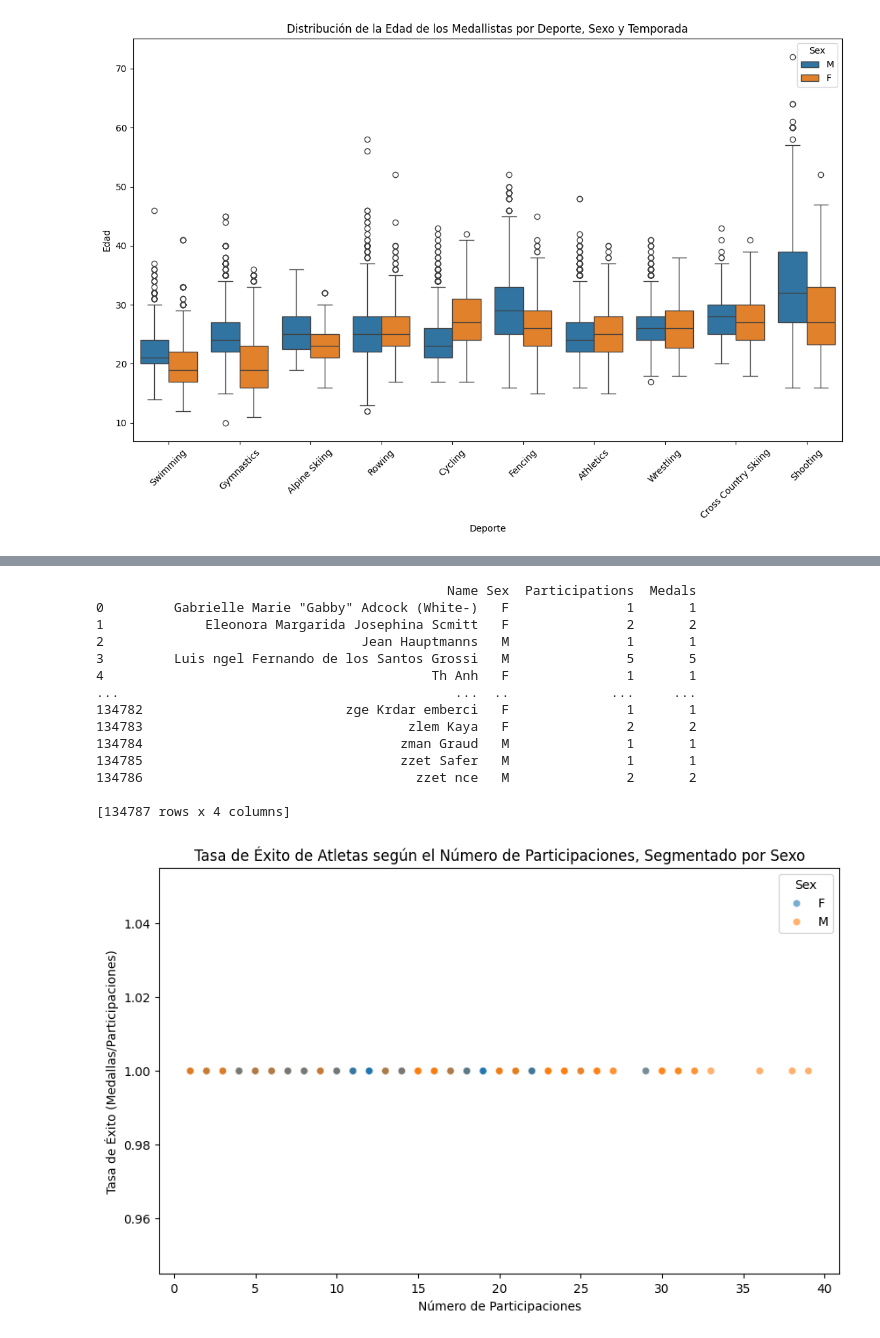
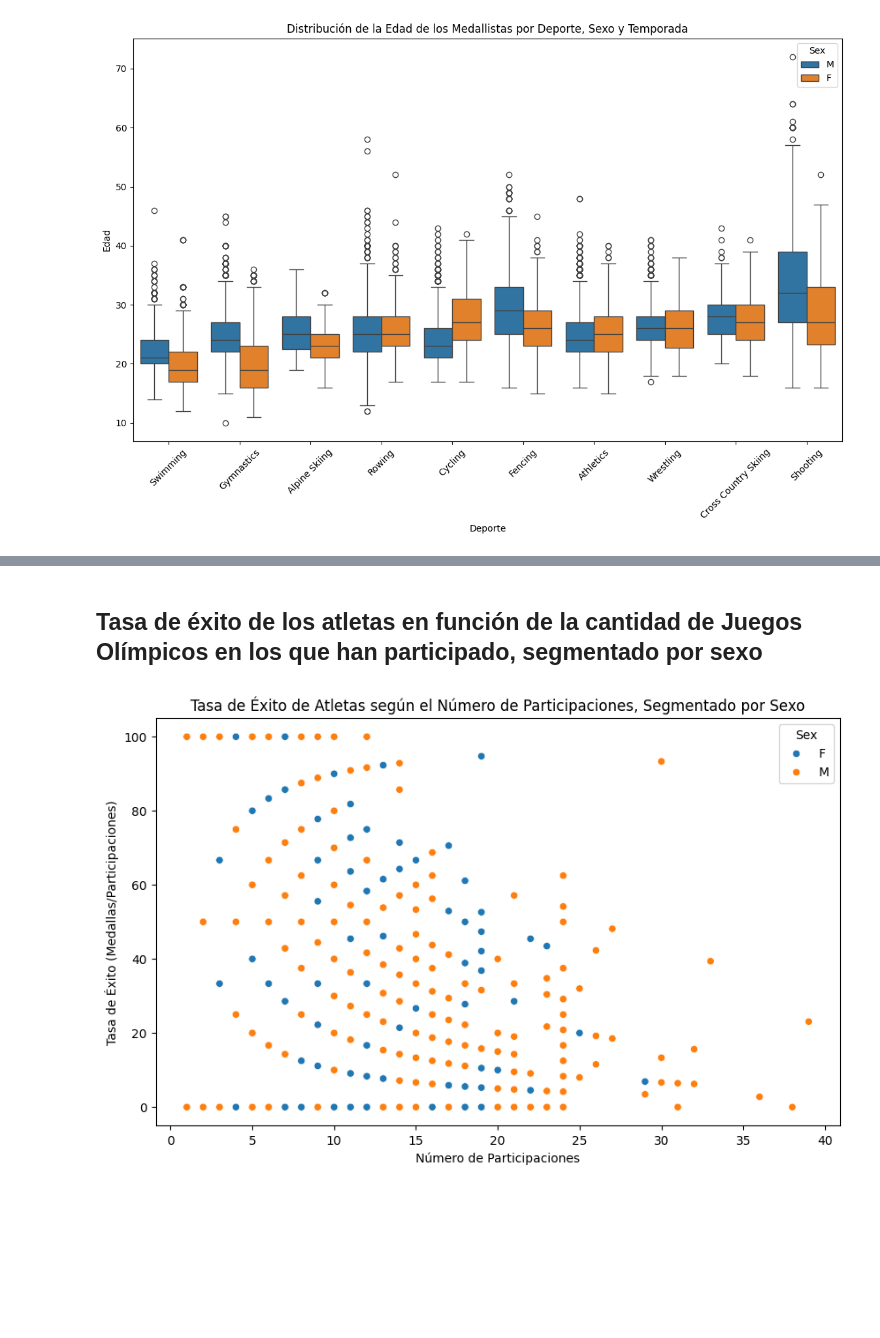
Before and after one commit to ju4n-avendanoa/Data_Olympics, a Jupyter notebook: main.ipynb, the cells around one changed output, grey strips where cells are left out. Saved outputs shown, nothing was run; the diff lists cells and outputs as text; code cells hidden in the pictures; blank space fills up the shorter version.

```diff
--- a/main.ipynb
+++ b/main.ipynb
@@ -503,34 +504,23 @@ top_10_by_year
+# %% [markdown]
+## Tasa de éxito de los atletas en función de la cantidad de Juegos Olímpicos en los que han participado, segmentado por sexo
 # %%
+#filtrar datos de las medallas
+df['Medal_count'] = df['Medal'].apply(lambda x: 1 if x in ['Gold', 'Silver', 'Bronze'] else 0)
+
 participations_medals_sex = df.groupby(['Name', 'Sex']).agg({
     'Name': 'count',
-    'Medal': 'count'
-}).rename(columns={'Name': 'Participations', 'Medal': 'Medals'}).reset_index()
+    'Medal_count': 'sum'
+}).rename(columns={'Name': 'Participations', 'Medal_count': 'Medals'}).reset_index()
 
-print(participations_medals_sex)
 
-# Calcular la tasa de éxito
-participations_medals_sex['Success Rate'] = participations_medals_sex['Medals'] / participations_medals_sex['Participations']
+participations_medals_sex['Success Rate'] = (participations_medals_sex['Medals'] / participations_medals_sex['Participations']) * 100
 
-# Crear la visualización
+
 plt.figure(figsize=(10, 6))
-sns.scatterplot(data=participations_medals_sex, x='Participations', y='Success Rate', hue='Sex', alpha=0.6)
+sns.scatterplot(data=participations_medals_sex, x='Participations', y='Success Rate', hue='Sex')
 plt.title("Tasa de Éxito de Atletas según el Número de Participaciones, Segmentado por Sexo")
 plt.xlabel("Número de Participaciones")
 plt.ylabel("Tasa de Éxito (Medallas/Participaciones)")
 plt.show()
 # %% [output]
-                                             Name Sex  Participations  Medals
-0         Gabrielle Marie "Gabby" Adcock (White-)   F               1       1
-1             Eleonora Margarida Josephina Scmitt   F               2       2
-2                                 Jean Hauptmanns   M               1       1
-3         Luis ngel Fernando de los Santos Grossi   M               5       5
-4                                          Th Anh   F               1       1
-...                                           ...  ..             ...     ...
-134782                          zge Krdar emberci   F               1       1
-134783                                  zlem Kaya   F               2       2
-134784                                 zman Graud   M               1       1
-134785                                 zzet Safer   M               1       1
-134786                                   zzet nce   M               2       2
-
-[134787 rows x 4 columns]
-[figure, old version]
+[figure, new version]
```
Also changed, not shown: parts of 7 cells of this notebook.
